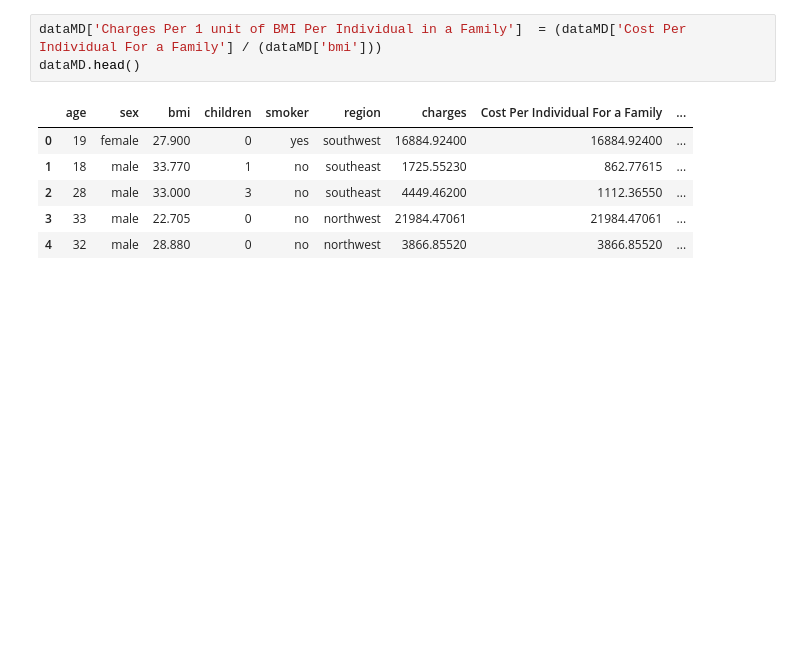
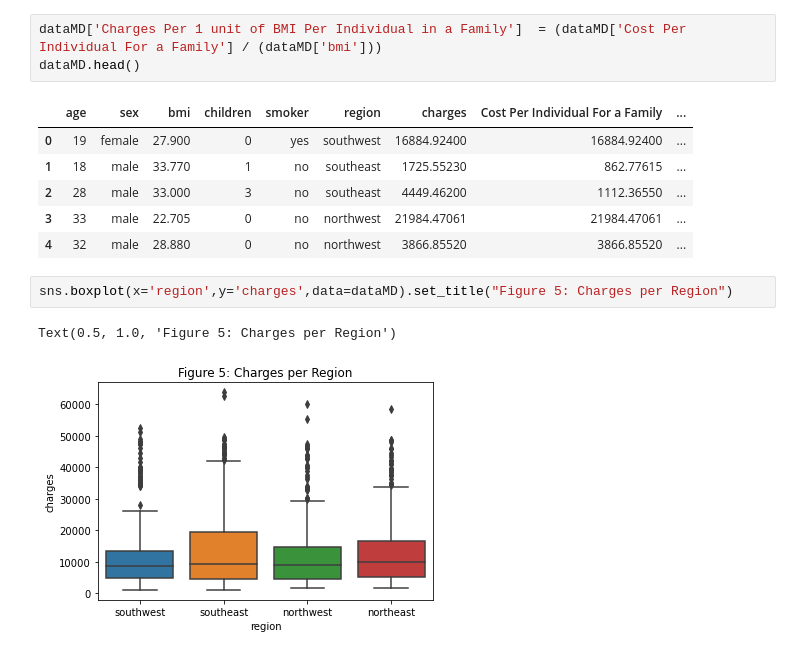
Before and after one commit to data301-2021-summer2/project-group26-project, a Jupyter notebook: analysis/Bilel/milestone2.ipynb, the cells around one changed output. Cells and saved outputs as stored; diff of their text form; blank space fills up the shorter version.

```diff
--- a/analysis/Bilel/milestone2.ipynb
+++ b/analysis/Bilel/milestone2.ipynb
@@ -76,3 +85,8 @@ dataMD.head()
 | 2 | 28 | male | 33.000 | 3 | no | southeast | 4449.46200 | 1112.36550 | ... |
 | 3 | 33 | male | 22.705 | 0 | no | northwest | 21984.47061 | 21984.47061 | ... |
 | 4 | 32 | male | 28.880 | 0 | no | northwest | 3866.85520 | 3866.85520 | ... |
+# %%
+sns.boxplot(x='region',y='charges',data=dataMD).set_title("Figure 5: Charges per Region")
+# %% [output]
+Text(0.5, 1.0, 'Figure 5: Charges per Region')
+[figure, added]
```
Also changed, not shown: parts of 4 cells of this notebook, 6 other files.
